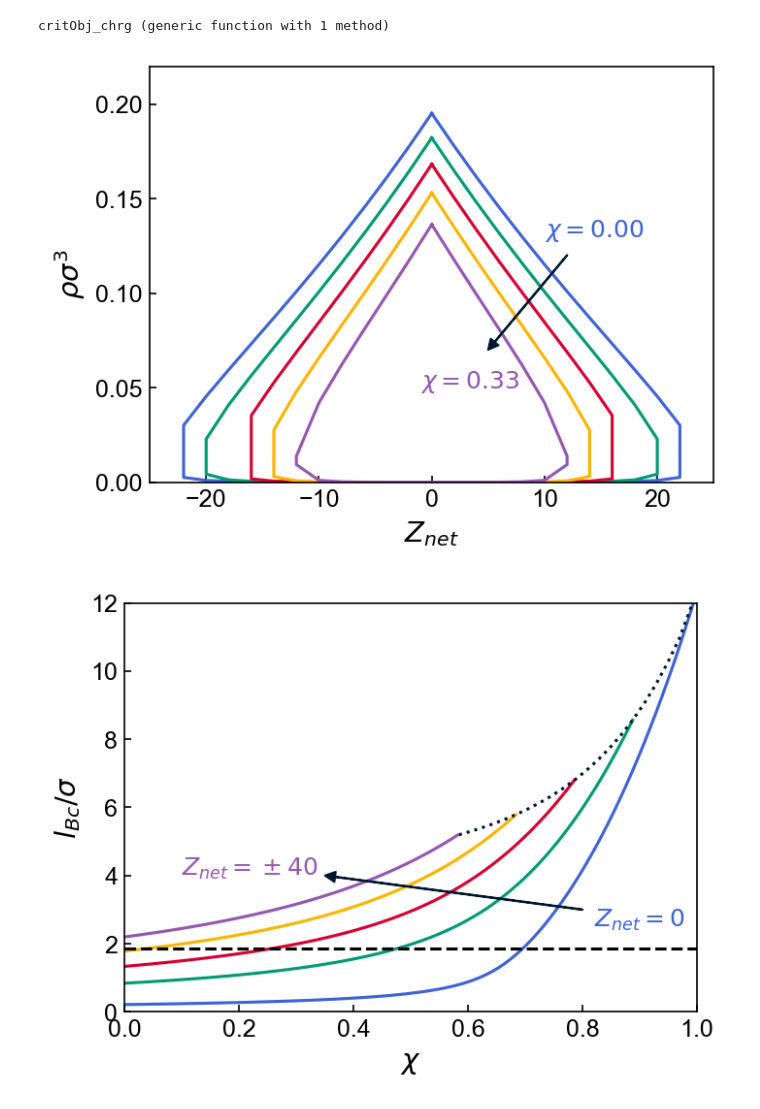
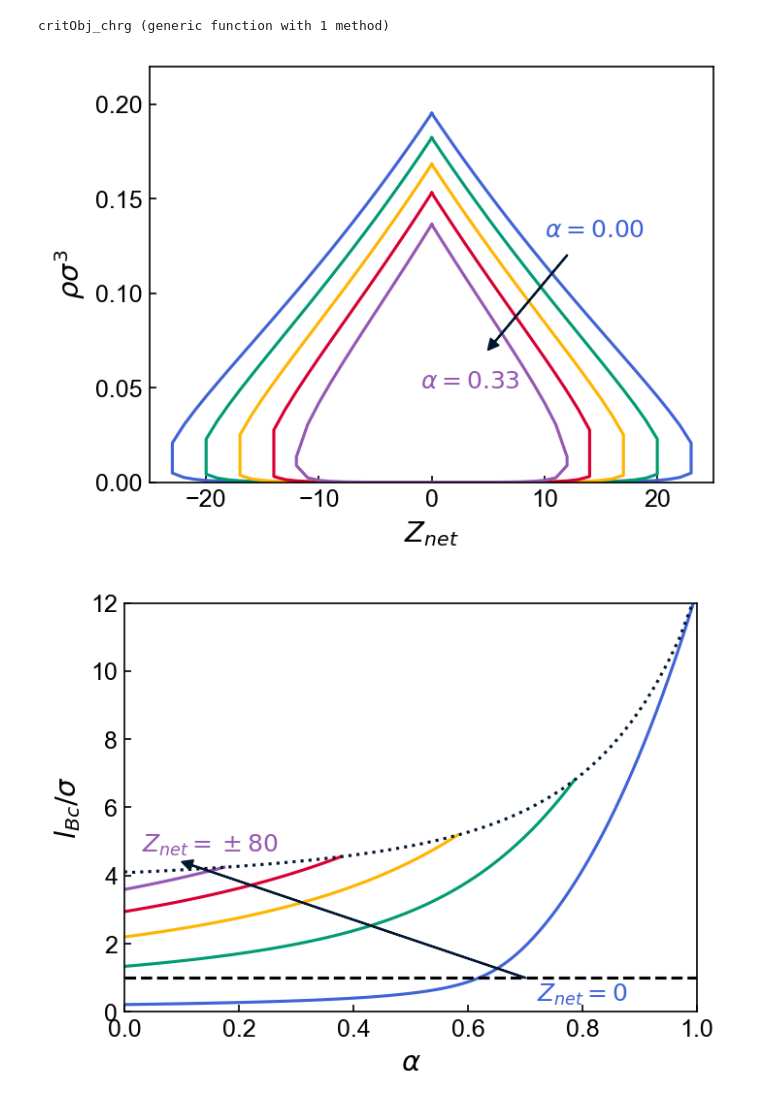
Before and after one commit to kelseyfu/Polyampholyte-SURF, a Jupyter notebook: theory/PILs_sym.ipynb, the cells around one changed output. Saved outputs shown, nothing was run; the diff lists cells and outputs as text; code cells hidden in the pictures.

```diff
--- a/theory/PILs_sym.ipynb
+++ b/theory/PILs_sym.ipynb
@@ -29,7 +29,7 @@ rcParams["ytick.direction"]= "in"
 rcParams["font.family"]= "sans-serif"
 rcParams["font.sans-serif"]= ["Arial"]
 # Create color wheel
-rcParams["axes.prop_cycle"] = plt.matplotlib.cycler(color=["#4063D8","#009B72","#D80032","#FFB400","#9558B2","#01172F"])
+rcParams["axes.prop_cycle"] = plt.matplotlib.cycler(color=["#4063D8","#009B72","#FFB400","#D80032","#9558B2","#01172F"])
 # %% [output]
 | 'color' |
 | '#4063D8' |
@@ -225,8 +303,8 @@ for j in 1:length(Nu)
     plt.plot(X,Y)
 end
 plt.annotate("", xy=(5, 0.07), xytext=(12, 0.12), arrowprops=Dict(:headwidth=>5, :headlength=>5, :width=>0.2, :color=>"#01172F"))
-plt.text(10,0.13,L"\chi=0.00",color="#4063D8")
-plt.text(-1,0.05,L"\chi=0.33",color="#9558B2")
+plt.text(10,0.13,L"\alpha=0.00",color="#4063D8")
+plt.text(-1,0.05,L"\alpha=0.33",color="#9558B2")
 plt.ylabel(L"\rho\sigma^3")
 plt.xlabel(L"Z_{net}")
 plt.xlim(-25,25)
@@ -234,7 +312,7 @@ plt.ylim(0,0.22)
 plt.savefig("phaseq_chrg.pdf",dpi=300)
 display(plt.gcf())
 # %% [output]
-[figure, old version]
+[figure, new version]
 # %%
 N = 100
 Nu = 1:99
@@ -254,8 +332,24 @@ for j in 1:length(Nu)
     X[j,1,2] = exp10(x0[2])
 end
 
+X0 = zeros(length(nZ),2)
+X0[1,:] = [0.2,-2.4]
+
 for i in 2:length(nZ)
-    x0 = [1.5,-2.4]
+    model = LS(["PAL","I"]; userlocations=(;
+                    N = [N,1],
+                    Nu = [Nu[1],0],
+                    Z = [nZ[i],1]))
+    obj!(F,x) = critObj_chrg(F,model,x[1],exp10(x[2]))
+    x = Clapeyron.Solvers.nlsolve(obj!,X0[i-1,:])
+    x0 = Clapeyron.Solvers.x_sol(x)
+    X0[i,:] = x0
+    X[1,i,1] = x0[1]
+    X[1,i,2] = exp10(x0[2])
+end
+
+for i in 2:length(nZ)
+    x0 = X0[i,:]
     for j in 1:length(Nu)
         if abs(nZ[i])>(N-Nu[j]-1)
             break
@@ -273,33 +367,35 @@ for i in 2:length(nZ)
 end
 # %%
 plt.clf()
-Xmax = zeros(21)
-Ymax = zeros(21)
-for i in 1:21
+Xmax = zeros(50)
+Ymax = zeros(50)
+for i in 1:50
     if any(X[:,i,1].==0)
         idxend = findfirst(x->x==0,X[:,i,1])-2
-        if idxend < 0
+        if idxend <= 0
             idxend = 1
         end
     else
         idxend = length(Nu)
     end
     Xmax[i] = (Nu[idxend]-1)/(N-2)
     Ymax[i] = X[idxend,i,1]
-    if mod(i-1,5)==0
+    if mod(i-1,10)==0
         plt.plot((Nu[1:idxend].-1)/(N-2),X[1:idxend,i,1],label="Z = $(nZ[i])")
+        # println(nZ[i])
     end
 end
 plt.plot(Xmax,Ymax,":")
-plt.plot([0,1],[1.85,1.85],"--",color="black")
-plt.annotate("", xy=(0.35,4), xytext=(0.8,3), arrowprops=Dict(:headwidth=>5, :headlength=>5, :width=>0.2, :color=>"#01172F"))
-plt.text(0.82,2.5,L"Z_{net}=0",color="#4063D8")
-plt.text(0.1,4,L"Z_{net}=\pm 40",color="#9558B2")
+plt.plot([0,1],[1.,1.],"--",color="black")
+plt.annotate("", xy=(0.1,4.4), xytext=(0.7,1.), arrowprops=Dict(:headwidth=>5, :headlength=>5, :width=>0.2, :color=>"#01172F"))
+plt.text(0.72,0.3,L"Z_{net}=0",color="#4063D8")
+plt.text(0.03,4.7,L"Z_{net}=\pm 80",color="#9558B2")
 plt.ylabel(L"l_{Bc} / \sigma")
-plt.xlabel(L"\chi")
+plt.xlabel(L"\alpha")
 plt.xlim(0,1)
 plt.ylim(0,12)
-plt.savefig("crit_chrg.pdf",dpi=300)
+plt.savefig("figures/crit_chrg.png",dpi=300)
+plt.savefig("figures/crit_chrg.pdf",dpi=300)
 display(plt.gcf())
 # %% [output]
-[figure, old version]
+[figure, new version]
```
Also changed, not shown: parts of 7 cells of this notebook, 34 other files.
